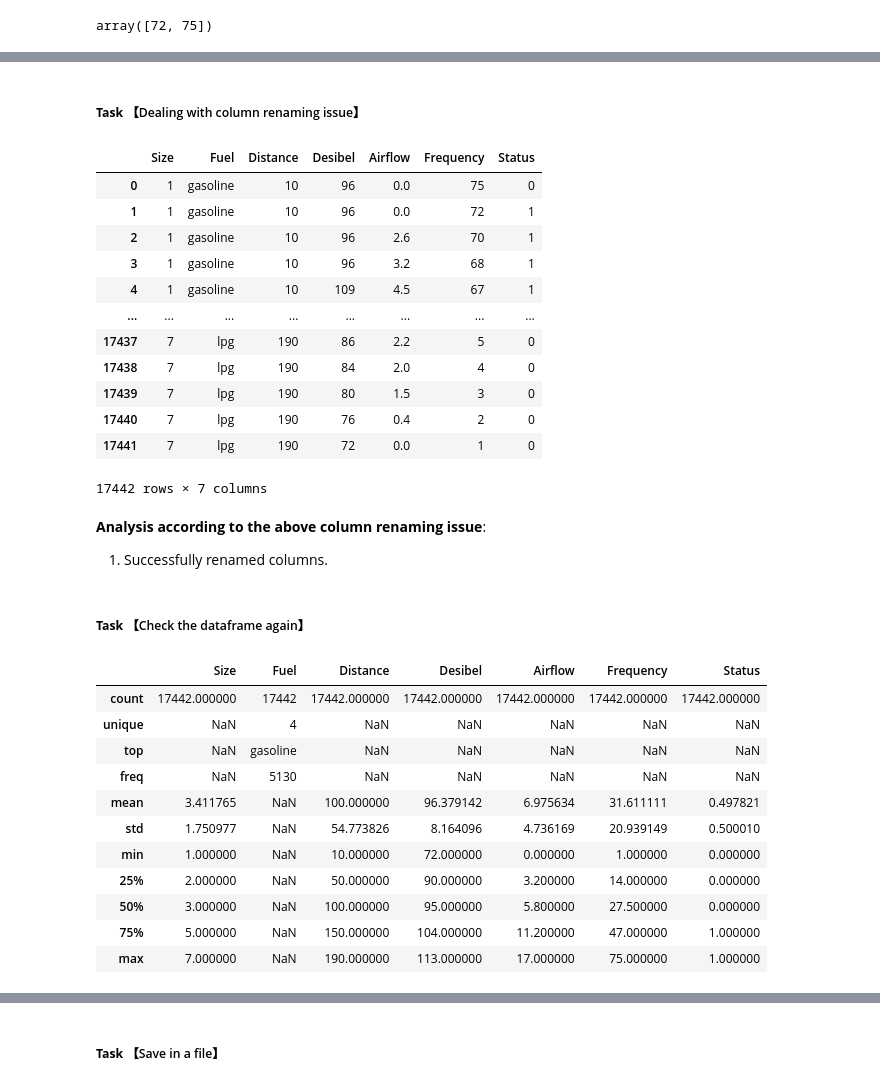
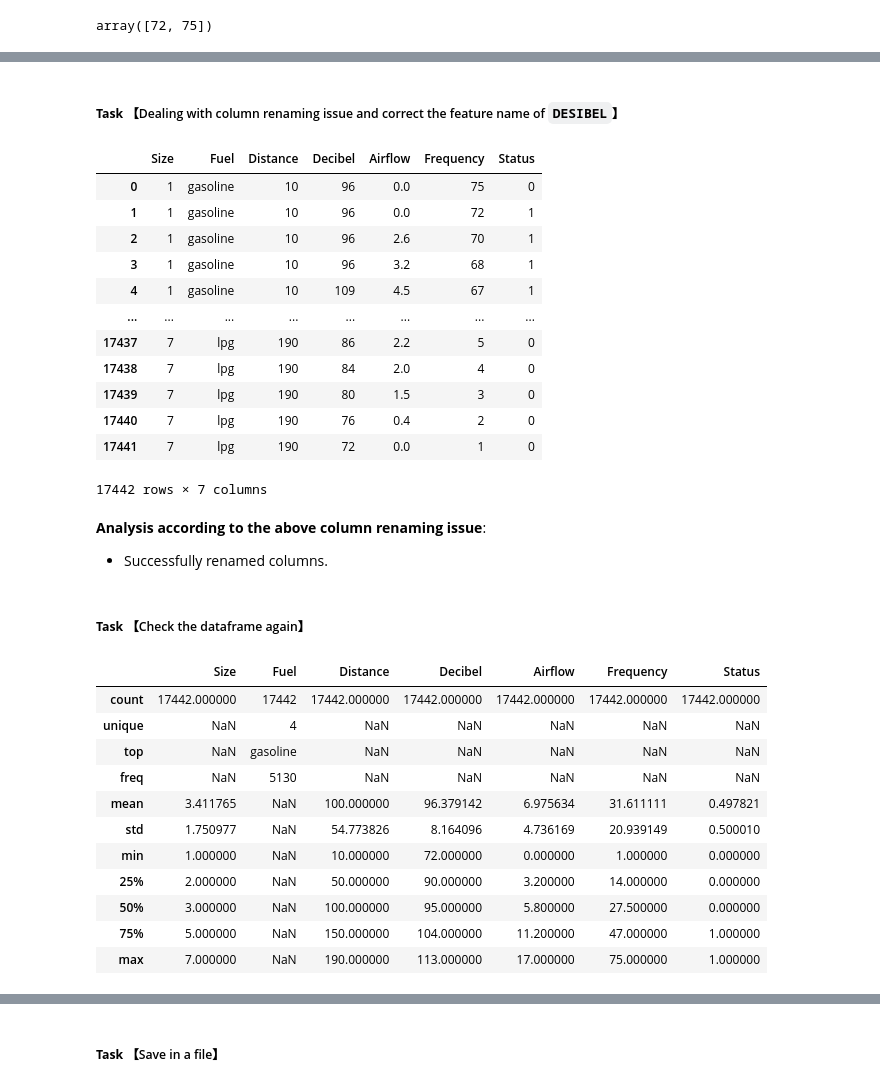
Before and after one commit to Morri3/DMA, a Jupyter notebook: YiqianZhang_20717331.ipynb, the cells around one changed output, grey strips where cells are left out. Saved outputs shown, nothing was run; the diff lists cells and outputs as text; code cells hidden in the pictures.

```diff
--- a/YiqianZhang_20717331.ipynb
+++ b/YiqianZhang_20717331.ipynb
@@ -25,6 +73,6 @@ import os
 # %%
 # Read data from an XLSX file
-df_raw = pd.read_excel("Acoustic_Extinguisher_Fire_Dataset.xlsx", "A_E_Fire_Dataset", index_col=None, na_values=["NA"])
+df_raw = pd.read_excel("dataset.xlsx", "A_E_Fire_Dataset", index_col=None, na_values=["NA"])
 df_raw
 # %% [output]
 |  | SIZE | FUEL | DISTANCE | DESIBEL | AIRFLOW | FREQUENCY | STATUS |
@@ -307,21 +431,21 @@ According to the analysis of the above statistic summary and information, there
 # %% [markdown]
-##### **Task** 【Dealing with column renaming issue】
+##### **Task** 【Dealing with column renaming issue and correct the feature name of `DESIBEL`】
 # %%
-# create a mapping
+# Create a mapping
 mapping = {
     'SIZE': 'Size',
     'FUEL': 'Fuel',
     'DISTANCE': 'Distance',
-    'DESIBEL': 'Desibel',
+    'DESIBEL': 'Decibel',
     'AIRFLOW': 'Airflow',
     'FREQUENCY': 'Frequency',
     'STATUS': 'Status'
 }
-# rename columns
+# Rename columns
 df_raw = df_raw.rename(columns=mapping)
 df_raw
 # %% [output]
-|  | Size | Fuel | Distance | Desibel | Airflow | Frequency | Status |
+|  | Size | Fuel | Distance | Decibel | Airflow | Frequency | Status |
 | 0 | 1 | gasoline | 10 | 96 | 0.0 | 75 | 0 |
 | 1 | 1 | gasoline | 10 | 96 | 0.0 | 72 | 1 |
 | 2 | 1 | gasoline | 10 | 96 | 2.6 | 70 | 1 |
@@ -336,14 +460,14 @@ df_raw
 17442 rows × 7 columns
 # %% [markdown]
 **Analysis according to the above column renaming issue**:
-1. Successfully renamed columns.
+- Successfully renamed columns.
 # %% [markdown]
 ##### **Task** 【Check the dataframe again】
 # %%
-# Check a quick statistic summary of dataframe
+# Check a quick statistical summary of the dataframe
 df_raw.describe(include='all')
 # %% [output]
-|  | Size | Fuel | Distance | Desibel | Airflow | Frequency | Status |
+|  | Size | Fuel | Distance | Decibel | Airflow | Frequency | Status |
 | count | 17442.000000 | 17442 | 17442.000000 | 17442.000000 | 17442.000000 | 17442.000000 | 17442.000000 |
 | unique | NaN | 4 | NaN | NaN | NaN | NaN | NaN |
 | top | NaN | gasoline | NaN | NaN | NaN | NaN | NaN |
```
Also changed, not shown: parts of 324 cells of this notebook, 2 other files.
